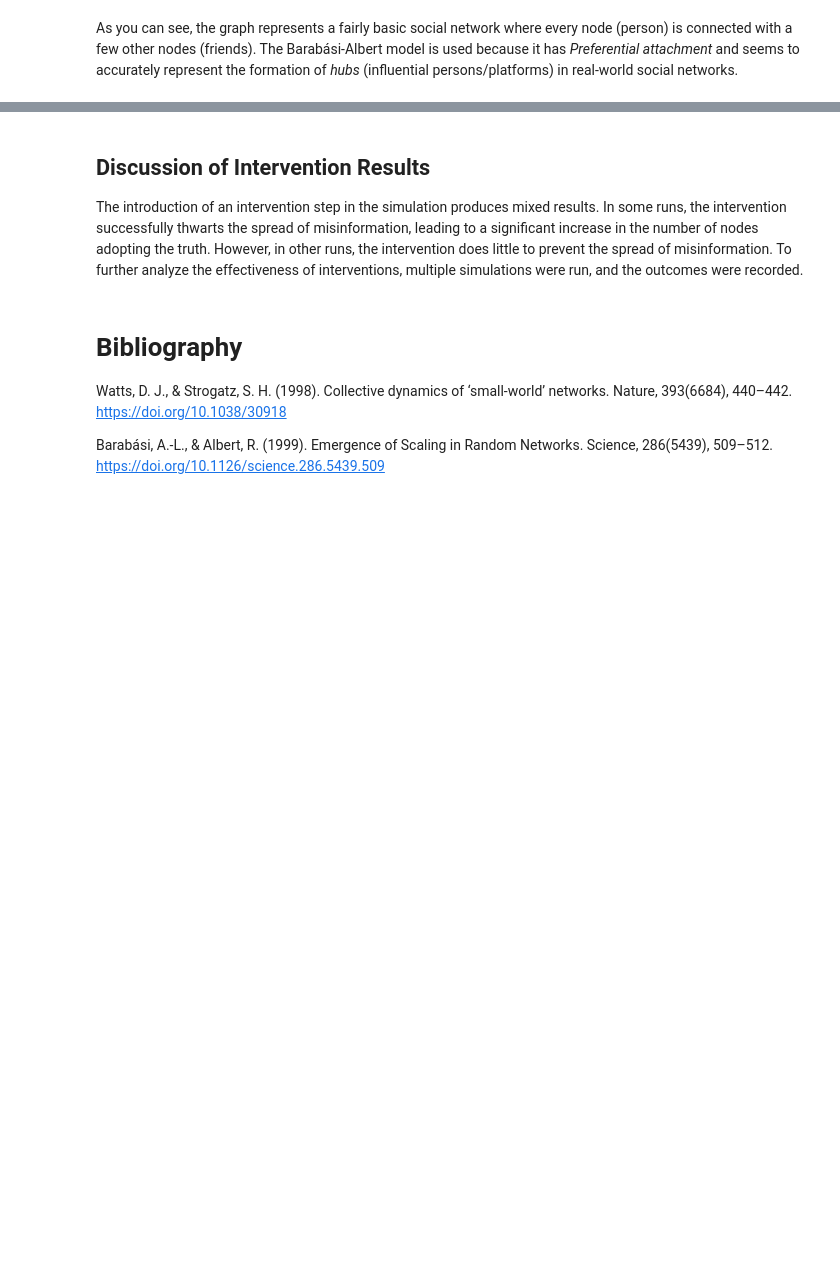
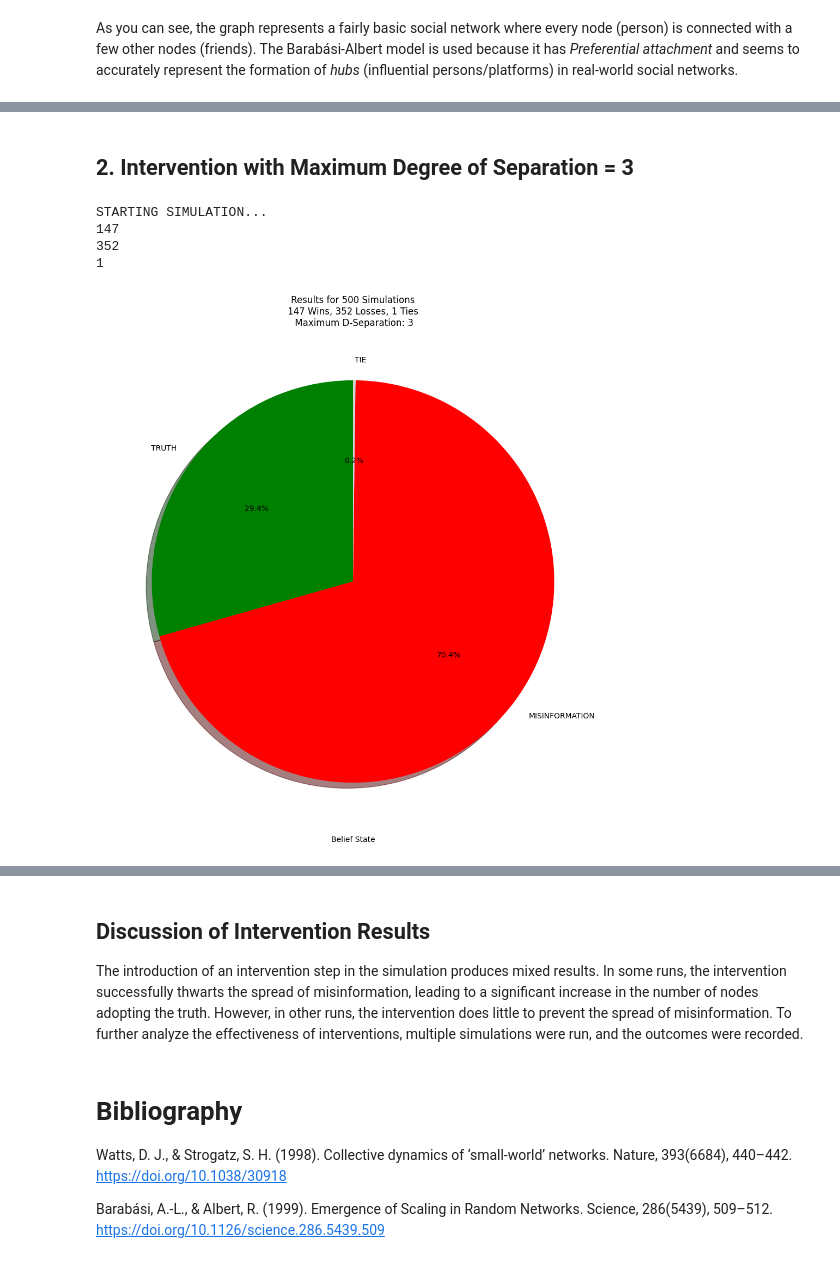
Before and after one commit to Luis-Rosario-Alers/Misinformation_Graph, a Jupyter notebook: graph.ipynb, the cells around one changed output, grey strips where cells are left out. Cells and saved outputs as stored; diff of their text form; code cells hidden in the pictures; blank space fills up the shorter version.

```diff
--- a/graph.ipynb
+++ b/graph.ipynb
@@ -485,0 +512,53 @@ STARTING SIMULATION...
+# %% [markdown]
+## 2. Intervention with Maximum Degree of Separation = 3
+# %%
+%matplotlib inline
+history = []
+num_to_add = 5
+fig, ax1 = plt.subplots(ncols=1, figsize=(12,12))
+
+num_of_simulations = 500
+
+print("STARTING SIMULATION...")
+
+win_record = {'TRUTH': 0, 'MISINFORMATION': 0, 'TIE': 0}
+truth_count = 0
+misinformation_count = 0
+D_SEPARATION = 3
+
+for sim in range(num_of_simulations):
+    G = setup_graph(N=N, M=M, GOOD_ACTORS_CAP=GOOD_ACTORS_CAP, BAD_ACTORS_CAP=BAD_ACTORS_CAP, INFLUENCER_CAP=INFLUENCER_CAP, intervene=True)
+    for i in range(simulation_steps):
+        simulate_step(G, node_roles, history)
+
+    for node in G.nodes():
+        if G.nodes[node]['belief'] == 'TRUTH':
+            truth_count += 1
+        elif G.nodes[node]['belief'] == 'MISINFORMATION':
+            misinformation_count += 1
+    if truth_count > misinformation_count:
+        win_record['TRUTH'] += 1
+    elif truth_count < misinformation_count:
+        win_record['MISINFORMATION'] += 1
+    else:
+        win_record['TIE'] += 1
+    truth_count = 0
+    misinformation_count = 0
+
+
+print(win_record['TRUTH'])
+print(win_record['MISINFORMATION'])
+print(win_record['TIE'])
+print(f"Number of nodes: {N}")
+
+ax1.pie(win_record.values(), labels=win_record.keys(), autopct='%1.1f%%', shadow=True, startangle=90, colors=[color_map['TRUTH'], color_map['MISINFORMATION'], 'lightgray'])
+ax1.set_title(f'Results for {num_of_simulations} Simulations\n{win_record["TRUTH"]} Wins, {win_record["MISINFORMATION"]} Losses, {win_record["TIE"]} Ties\n Maximum D-Separation: {D_SEPARATION}')
+
+ax1.set_xlabel('Belief State')
+plt.show()
+# %% [output]
+STARTING SIMULATION...
+147
+352
+1
+[figure, added]
```
Also changed, not shown: parts of 17 cells of this notebook.
